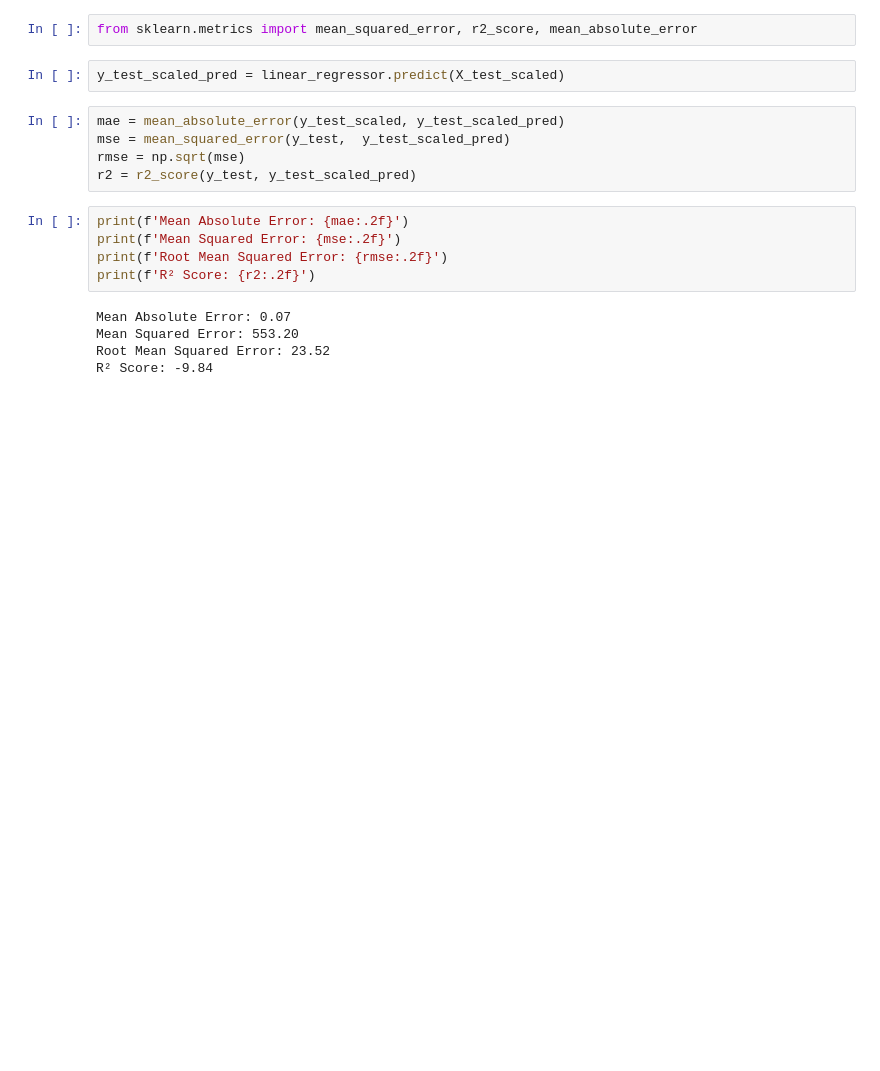
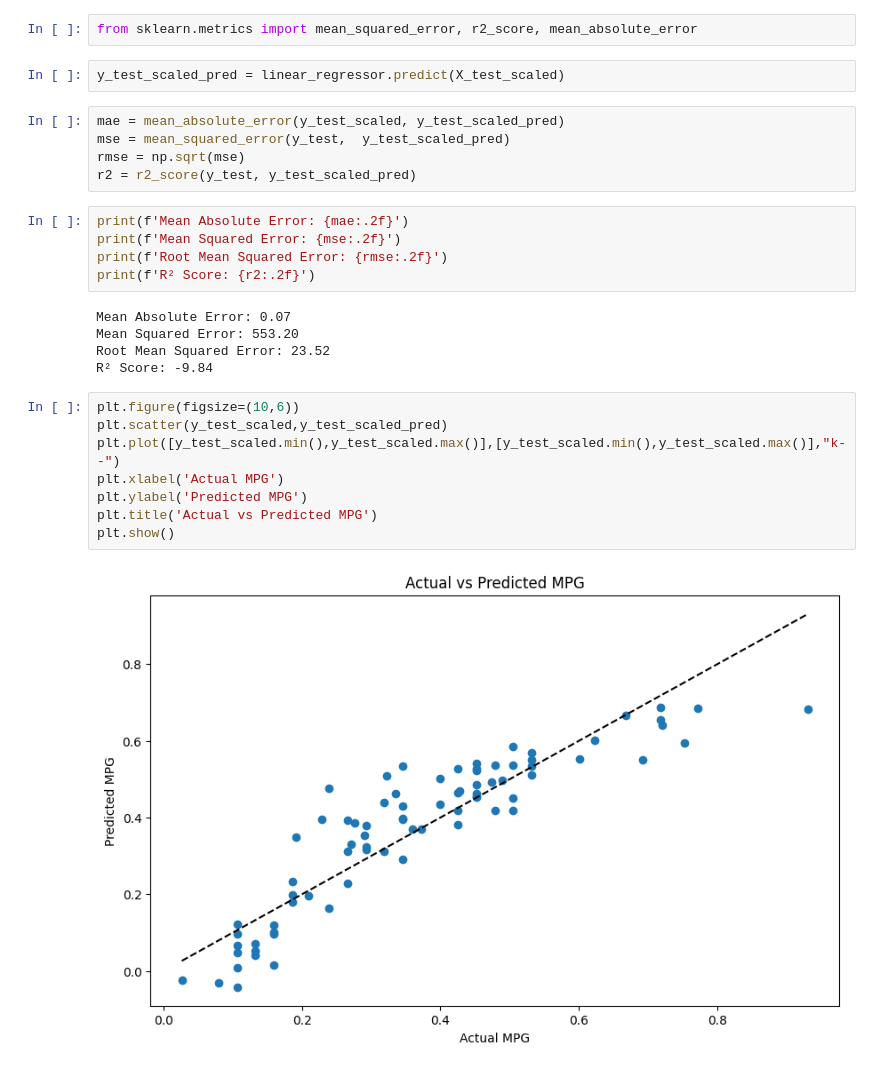
Before and after one commit to WSmithDR/espol-bootcamp-data_science, a Jupyter notebook: main.ipynb, the cells around one changed output. Drawn from its saved outputs; the diff is of its cells as text; blank space fills up the shorter version.

```diff
--- a/main.ipynb
+++ b/main.ipynb
@@ -84,3 +84,13 @@ Mean Absolute Error: 0.07
 Mean Squared Error: 553.20
 Root Mean Squared Error: 23.52
 R² Score: -9.84
+# %%
+plt.figure(figsize=(10,6))
+plt.scatter(y_test_scaled,y_test_scaled_pred)
+plt.plot([y_test_scaled.min(),y_test_scaled.max()],[y_test_scaled.min(),y_test_scaled.max()],"k--")
+plt.xlabel('Actual MPG')
+plt.ylabel('Predicted MPG')
+plt.title('Actual vs Predicted MPG')
+plt.show()
+# %% [output]
+[figure, added]
```
